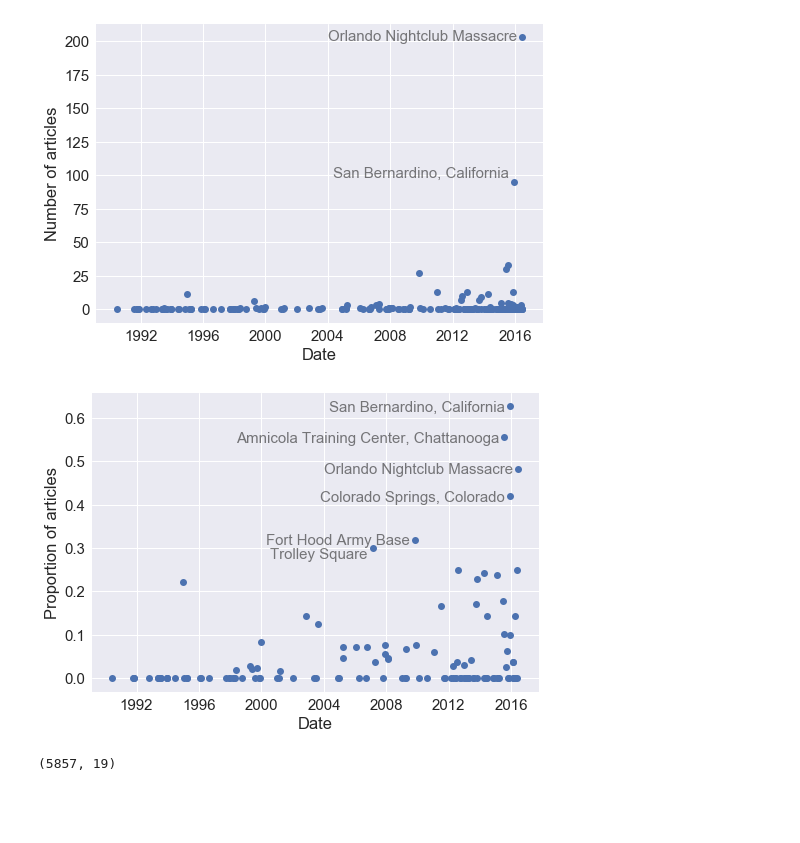
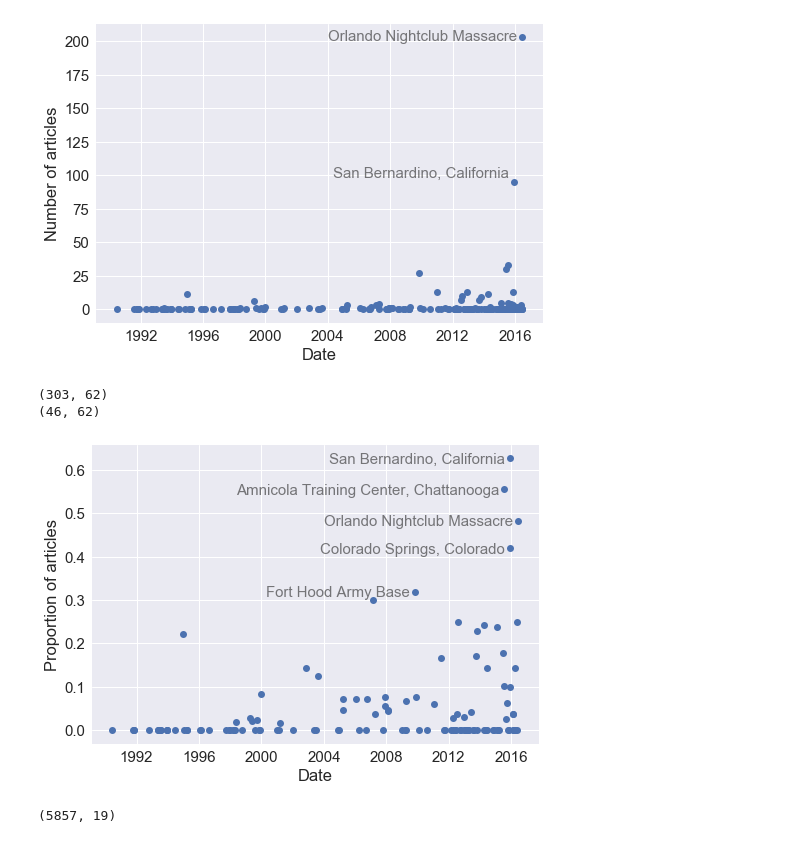
Before and after one commit to dallascard/terrorism, a Jupyter notebook: explore_articles.ipynb, the cells around one changed output. Drawn from its saved outputs; the diff is of its cells as text; code cells hidden in the pictures; blank space fills up the shorter version.

```diff
--- a/explore_articles.ipynb
+++ b/explore_articles.ipynb
@@ -224,7 +224,10 @@ ax.plot_date(df.date, df.n_fatalities)
 subset = df[df.n_fatalities > 20]
 for i in subset.index:
     row = subset.loc[i]
-    ax.annotate(' '.join(row.title.split()[:2]), xy=(row.date, row.n_fatalities), size=15, xytext=(5, -5), textcoords='offset points', alpha=0.6)
+    if row.title.startswith('Luby'):
+        ax.annotate(' '.join(row.title.split()[:4])[:-1], xy=(row.date, row.n_fatalities), size=15, xytext=(7, -5), textcoords='offset points', alpha=0.6, horizontalalignment='left')
+    else:
+        ax.annotate(' '.join(row.title.split()[:4]), xy=(row.date, row.n_fatalities), size=15, xytext=(-5, -5), textcoords='offset points', alpha=0.6, horizontalalignment='right')
 ax.set_xlabel('Date')
 ax.set_ylabel('Number of fatalities');
 plt.savefig('plots/fatalities.pdf')
@@ -624,26 +627,32 @@ ax.set_ylabel('Number of articles');
 # %%
 fig, ax = plt.subplots(1, 1)
 
 for i in df_parsed.index:
     if df_parsed.loc[i, 'n_valid_articles'] > 4:
         #df_parsed.loc[i, 'terrorism_prop'] = df_parsed.loc[i, 'n_terrorism_mentions'] / df_parsed.loc[i, 'n_valid_articles']
         df_parsed.loc[i, 'terrorism_prop'] = df_parsed.loc[i, 'n_unnegated_terrorism_mentions'] / df_parsed.loc[i, 'n_valid_articles']
 
-ax.plot_date(df_parsed.date, df_parsed.terrorism_prop)
-subset = df_parsed[df_parsed.terrorism_prop > 0.3]
+print(df_parsed.shape)
+print(covered.shape)
+covered = df_parsed[df_parsed.n_valid_articles > 0]
+
+ax.plot_date(covered.date, covered.terrorism_prop)
+subset = subset[covered.terrorism_prop > 0.3]
 for i in subset.index:
     offset = 0
     row = subset.loc[i]
     if row.Title == 'Trolley Square':
         offset = -6
     ax.annotate(' '.join(row.Title.split()[:4]), xy=(row.date, row.terrorism_prop), size=15, xytext=(-5, -5+offset), textcoords='offset points', alpha=0.6, horizontalalignment='right')
     count += 1
 ax.set_xlabel('Date')
 ax.set_ylabel('Proportion of articles');
 #ax.set_title('Number of articles per incident')
 plt.savefig('plots/terrorism_mentions.pdf')
 # %% [output]
+(303, 62)
+(46, 62)
-[figure, old version]
+[figure, new version]
 # %%
 print(df_out.shape)
 df_out.tail(n=3)
```
Also changed, not shown: parts of 5 cells of this notebook, 3 other files.
